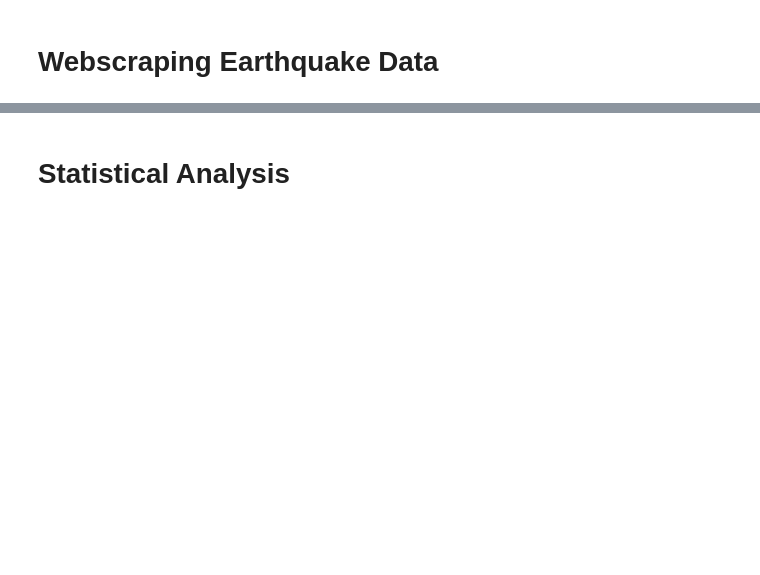
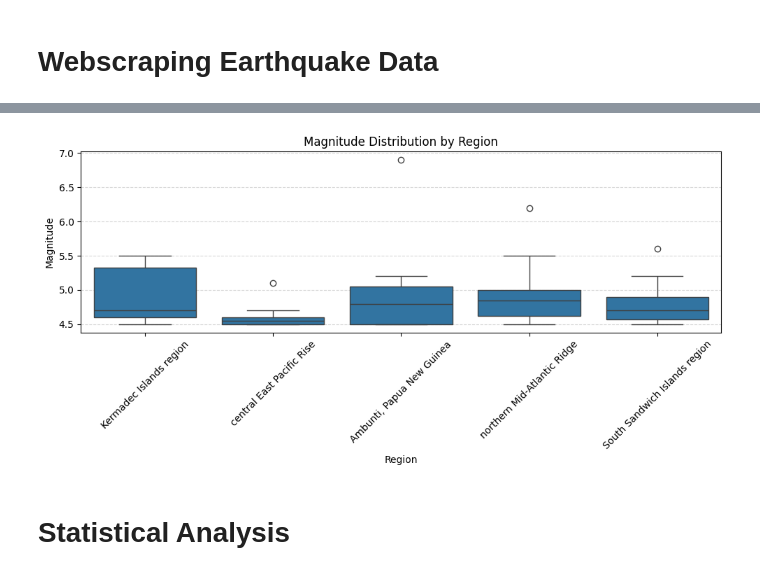
Before and after one commit to Kyruu17/Project-Poseidon, a Jupyter notebook: seismic-insight/notebooks/Seismic-Insight.ipynb, the cells around one changed output, grey strips where cells are left out. Drawn from its saved outputs; the diff is of its cells as text; code cells hidden in the pictures; blank space fills up the shorter version.

```diff
--- a/seismic-insight/notebooks/Seismic-Insight.ipynb
+++ b/seismic-insight/notebooks/Seismic-Insight.ipynb
@@ -193,13 +212,33 @@ def plot_top_regions(df):
 # %%
+%matplotlib inline
+import matplotlib.pyplot as plt
+import seaborn as sns
+
 def plot_magnitude_by_region(df):
-    top = df[df["region"].isin(df["region"].value_counts().index[:5])]
+    # Check for required columns
+    if "region" not in df.columns or "mag" not in df.columns:
+        print("Required columns 'region' or 'mag' are missing.")
+        return
+
+    # Filter for top 5 regions by frequency
+    top_regions = df["region"].value_counts().index[:5]
+    top = df[df["region"].isin(top_regions)]
+
+    # Plot
     plt.figure(figsize=(10, 5))
     sns.boxplot(data=top, x="region", y="mag")
     plt.title("Magnitude Distribution by Region")
     plt.ylabel("Magnitude")
+    plt.xlabel("Region")
     plt.xticks(rotation=45)
+    plt.grid(True, axis='y', linestyle='--', alpha=0.5)
     plt.tight_layout()
     plt.show()
+
+# 🔁 Call the function
+plot_magnitude_by_region(df)
+# %% [output]
+[figure, added]
 # %% [markdown]
 # Statistical Analysis
 # %%
```
Also changed, not shown: parts of 14 cells of this notebook, 4 other files.
